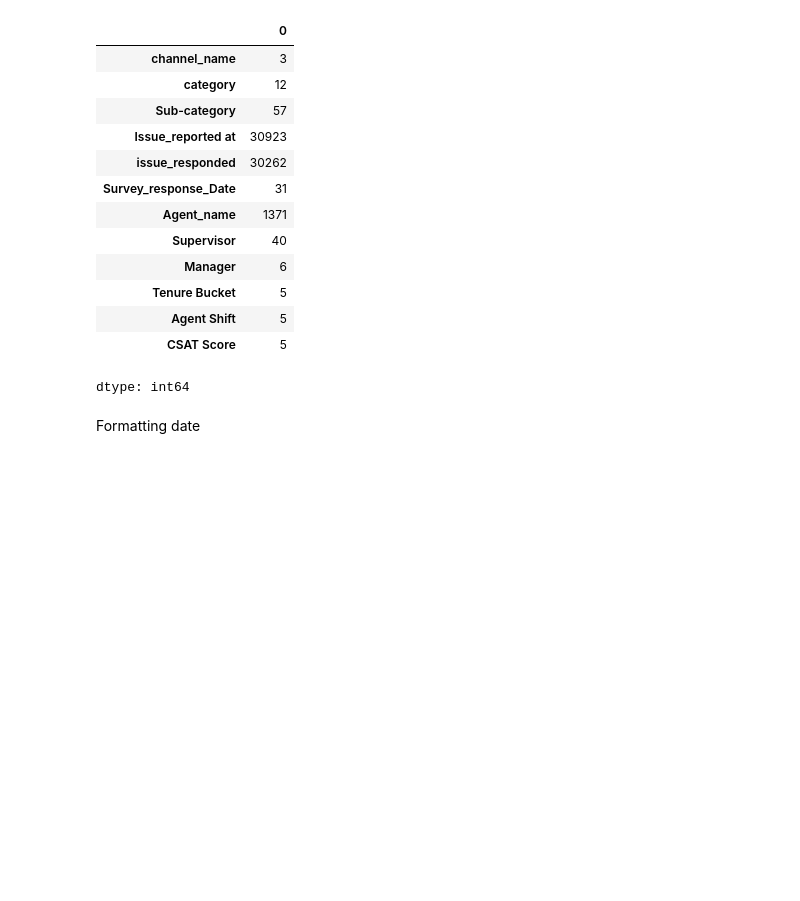
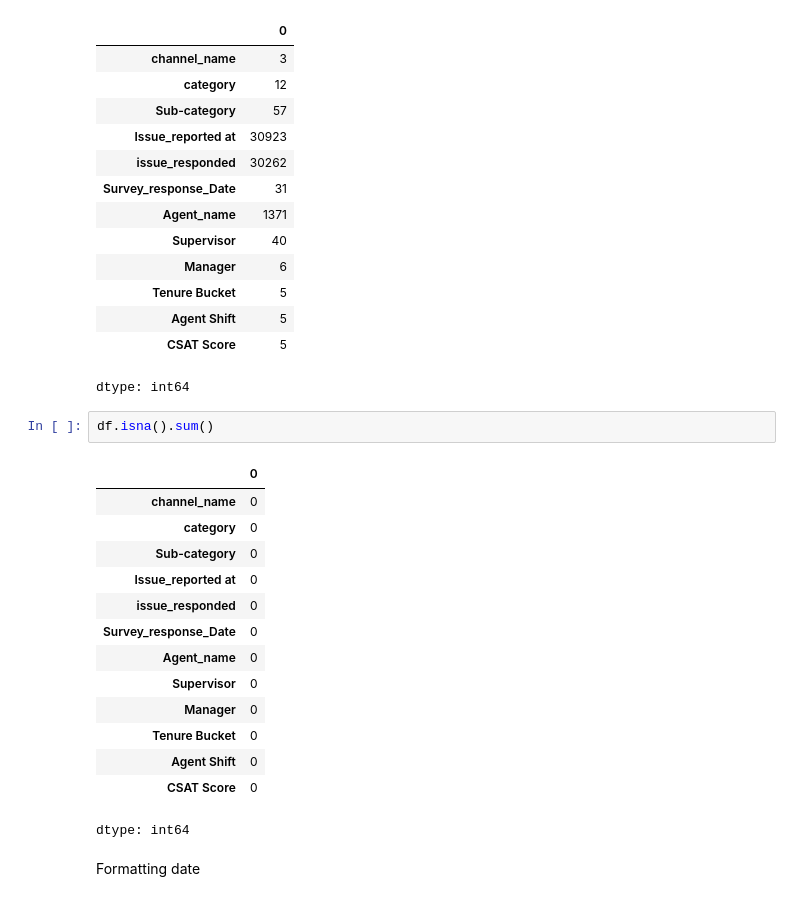
Before and after one commit to muajnstu/Large_Scale_Implementation_of_DSK_Chain, a Jupyter notebook: Data_Preparation_of_CSR.ipynb, the cells around one changed output. Saved outputs shown, nothing was run; the diff lists cells and outputs as text; blank space fills up the shorter version.

```diff
--- a/Data_Preparation_of_CSR.ipynb
+++ b/Data_Preparation_of_CSR.ipynb
@@ -158,6 +156,23 @@ df.nunique()
 | Agent Shift | 5 |
 | CSAT Score | 5 |
 dtype: int64
+# %%
+df.isna().sum()
+# %% [output]
+|  | 0 |
+| channel_name | 0 |
+| category | 0 |
+| Sub-category | 0 |
+| Issue_reported at | 0 |
+| issue_responded | 0 |
+| Survey_response_Date | 0 |
+| Agent_name | 0 |
+| Supervisor | 0 |
+| Manager | 0 |
+| Tenure Bucket | 0 |
+| Agent Shift | 0 |
+| CSAT Score | 0 |
+dtype: int64
 # %% [markdown]
 Formatting date
 # %%
```
Also changed, not shown: parts of 3 cells of this notebook.
